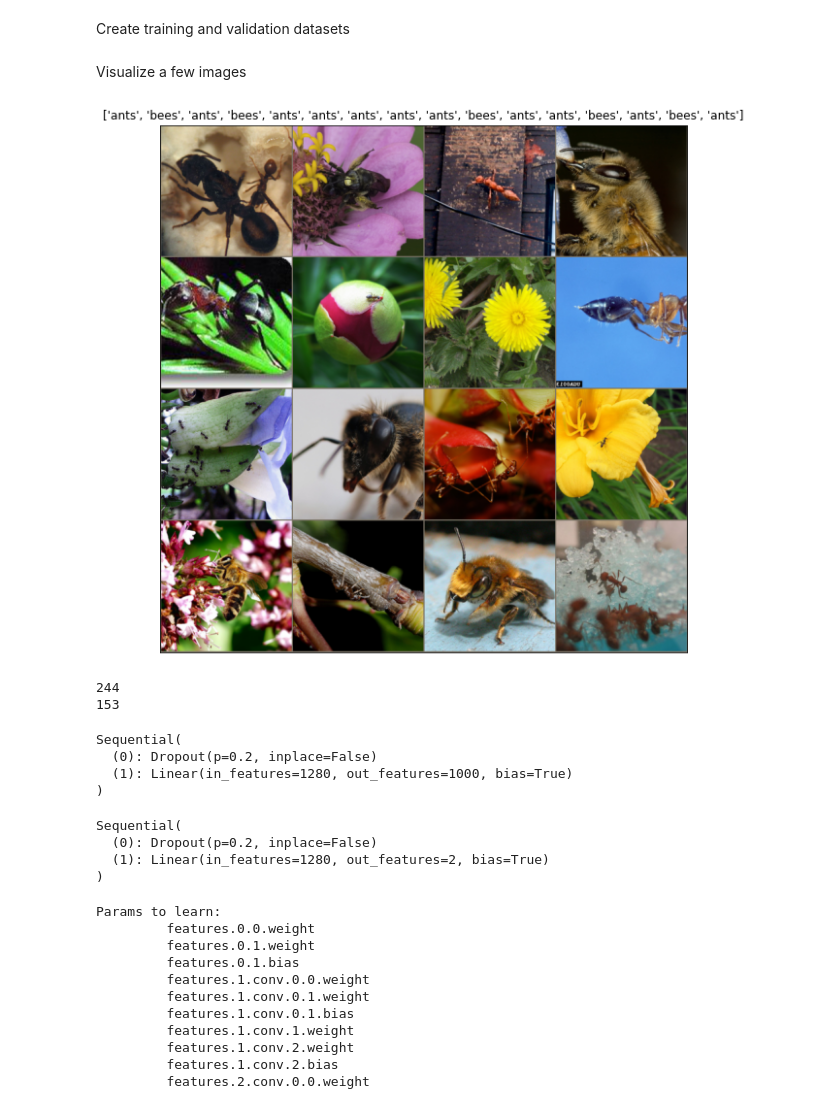
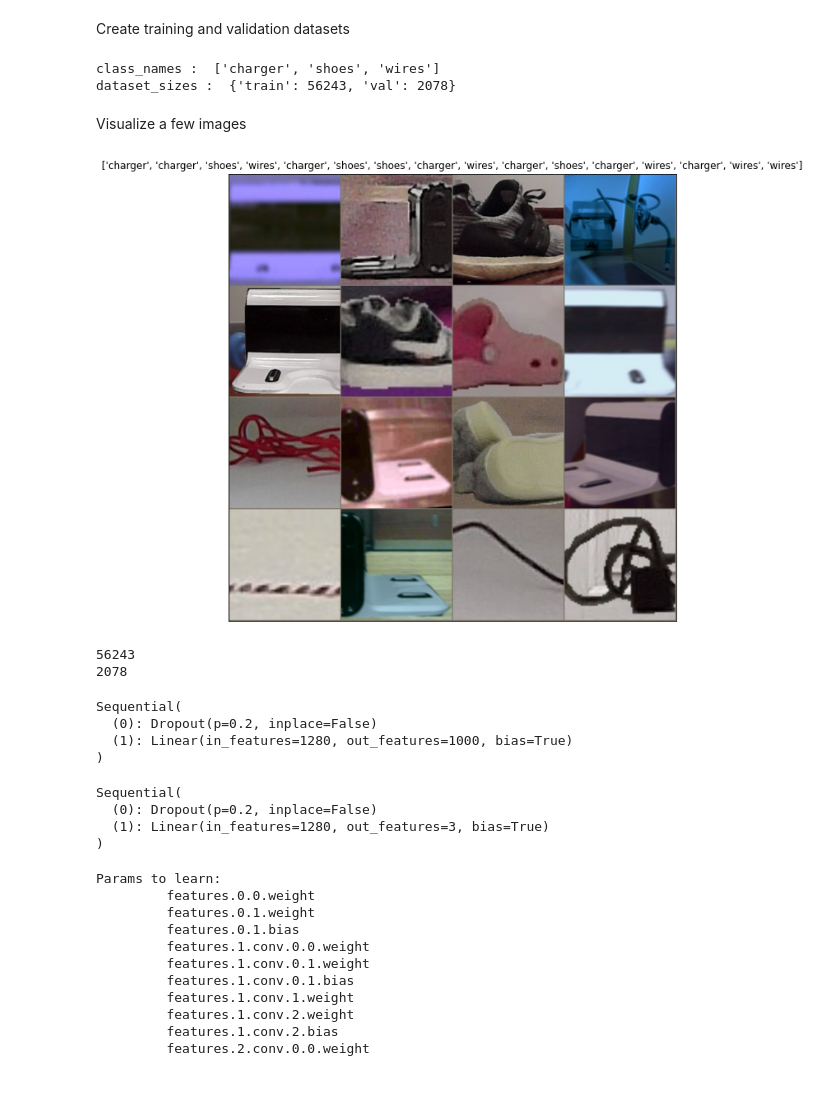
Before and after one commit to sathyamsn/samples, a Jupyter notebook: custom_classifier_mnet_v2.ipynb, the cells around one changed output. Cells and saved outputs as stored; diff of their text form; code cells hidden in the pictures.

```diff
--- a/custom_classifier_mnet_v2.ipynb
+++ b/custom_classifier_mnet_v2.ipynb
@@ -103,7 +126,7 @@ data_transforms = {
     ]),
 }
 
-data_dir = './hymenoptera_data'
+data_dir = './drive/My Drive/Data Set/classification'
 image_datasets = {x: datasets.ImageFolder(os.path.join(data_dir, x),
                                           data_transforms[x])
                   for x in ['train', 'val']}
@@ -117,36 +140,39 @@ device = torch.device("cuda:0" if torch.cuda.is_available() else "cpu")
 # %%
 print('class_names : ', class_names)
 print('dataset_sizes : ', dataset_sizes)
+# %% [output]
+class_names :  ['charger', 'shoes', 'wires']
+dataset_sizes :  {'train': 56243, 'val': 2078}
 # %% [markdown]
 Visualize a few images
 # %%
 import torchvision
 
 def imshow(inp, title=None, ax=None, figsize=(5, 5)):
   """Imshow for Tensor."""
   inp = inp.numpy().transpose((1, 2, 0))
   mean = np.array([0.485, 0.456, 0.406])
   std = np.array([0.229, 0.224, 0.225])
   inp = std * inp + mean
   inp = np.clip(inp, 0, 1)
   if ax is None:
     fig, ax = plt.subplots(1, figsize=figsize)
   ax.imshow(inp)
   ax.set_xticks([])
   ax.set_yticks([])
   if title is not None:
     ax.set_title(title)
 
 # Get a batch of training data
-inputs, classes = next(iter(dataloaders['train']))
+inputs, classes = next(iter(dataloaders_dict['train']))
 
 # Make a grid from batch
 out = torchvision.utils.make_grid(inputs, nrow=4)
 
 fig, ax = plt.subplots(1, figsize=(10, 10))
 imshow(out, title=[class_names[x] for x in classes], ax=ax)
 # %% [output]
-[figure, old version]
+[figure, new version]
 # %%
 def train_model(model, dataloaders, criterion, optimizer, num_epochs=25):
     since = time.time()
@@ -232,8 +258,8 @@ val_list = image_datasets['val']
 print(len(train_list))
 print(len(val_list))
 # %% [output]
-244
-153
+56243
+2078
 # %%
 data_transforms = {
     'train': transforms.Compose([
@@ -259,12 +285,12 @@ Sequential(
   (1): Linear(in_features=1280, out_features=1000, bias=True)
 )
 # %%
-model_ft.classifier[1] = torch.nn.Linear(in_features=model_ft.classifier[1].in_features, out_features=2)
+model_ft.classifier[1] = torch.nn.Linear(in_features=model_ft.classifier[1].in_features, out_features=num_classes)
 print(model_ft.classifier)
 # %% [output]
 Sequential(
   (0): Dropout(p=0.2, inplace=False)
-  (1): Linear(in_features=1280, out_features=2, bias=True)
+  (1): Linear(in_features=1280, out_features=3, bias=True)
 )
 # %%
 # Send the model to GPU
```
Also changed, not shown: parts of 13 cells of this notebook.
